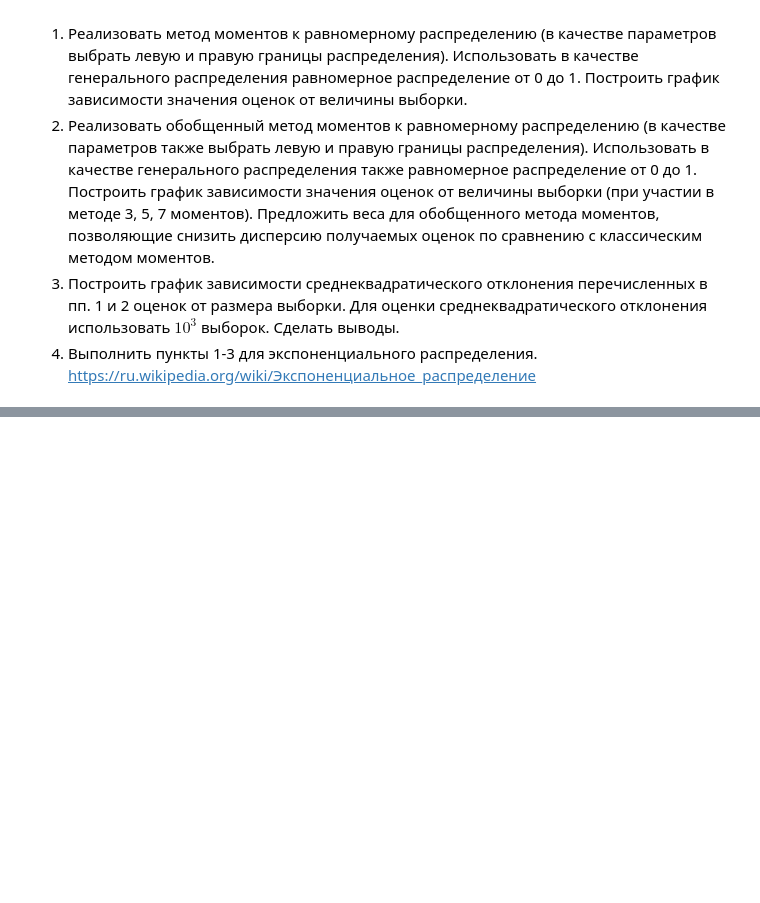
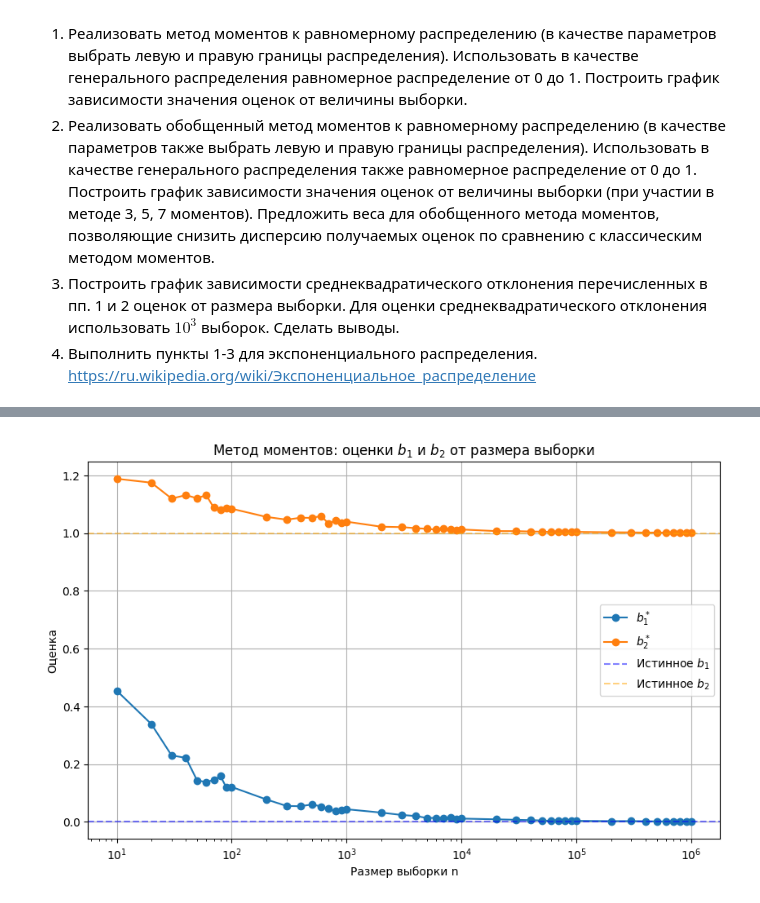
Before and after one commit to e1turin/ipkn-statistics, a Jupyter notebook: lab-3.ipynb, the cells around one changed output, grey strips where cells are left out. Drawn from its saved outputs; the diff is of its cells as text; code cells hidden in the pictures; blank space fills up the shorter version.

```diff
--- a/lab-3.ipynb
+++ b/lab-3.ipynb
@@ -21,0 +76,14 @@
+# %%
+def experiment_uniform_mm(args):
+    n, i = args
+    sample = np.random.uniform(size=n, low=UNIFORM_LOW, high=UNIFORM_HIGH)
+    b1, b2 = uniform_moments(sample)
+    return [n, b1, b2]
+# %%
+# SAMPLE_SIZES = [100, 1000]
+args_uniform = list(itertools.product(SAMPLE_SIZES, range(N_EXPERIMENTS)))
+rs = process_map(experiment_uniform_mm, args_uniform, chunksize=1)
+# %%
+df = pd.DataFrame(rs, columns=("n", "b1", "b2"))
+df.to_csv("lab-3/uniform_mm.csv", index=False)
+df
@@ -21,0 +104,18 @@
+# %%
+df_uniform_mean = df.groupby("n").mean()
+df_uniform_std = df.groupby("n").std()
+sizes = df["n"].unique()
+# %%
+plt.figure(figsize=(10, 6))
+plt.plot(sizes, df_uniform_mean["b1"], marker="o", label="$b_1^*$")
+plt.plot(sizes, df_uniform_mean["b2"], marker="o", label="$b_2^*$")
+plt.axhline(UNIFORM_LOW, color="blue", linestyle="--", alpha=0.5, label="Истинное $b_1$")
+plt.axhline(UNIFORM_HIGH, color="orange", linestyle="--", alpha=0.5, label="Истинное $b_2$")
+plt.xscale("log")
+plt.xlabel("Размер выборки n")
+plt.ylabel("Оценка")
+plt.title("Метод моментов: оценки $b_1$ и $b_2$ от размера выборки")
+plt.legend()
+plt.grid(True)
+# %% [output]
+[figure, added]
```
Also changed, not shown: parts of 14 cells of this notebook.
